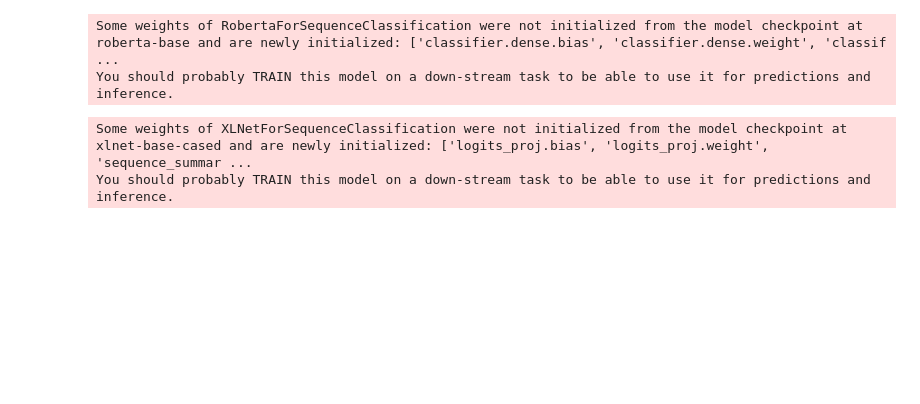
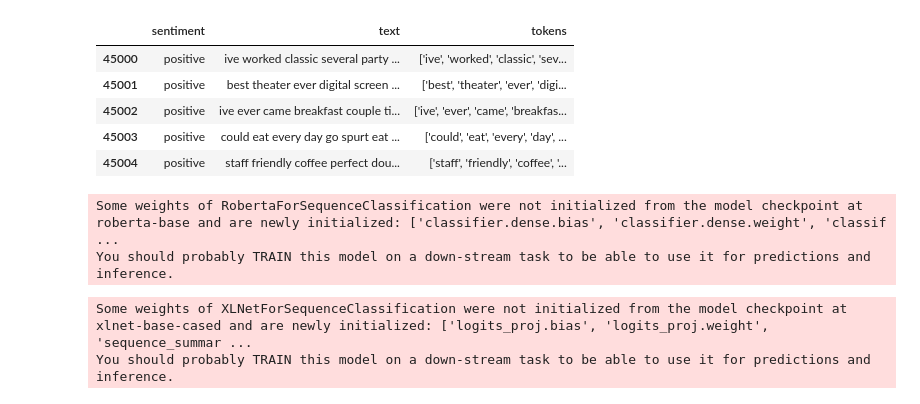
Before and after one commit to elghallali/Customer-Reviews-Classification, a Jupyter notebook: notebooks/3_transfer_learning_models.ipynb, the cells around one changed output. Saved outputs shown, nothing was run; the diff lists cells and outputs as text; code cells hidden in the pictures; blank space fills up the shorter version.

```diff
--- a/notebooks/3_transfer_learning_models.ipynb
+++ b/notebooks/3_transfer_learning_models.ipynb
@@ -10,9 +10,18 @@ import matplotlib.pyplot as plt
 import seaborn as sns
 
 # Load the preprocessed dataset
-df_reviews = pd.read_csv("../Data/processed/df_reviews.csv")
+df_reviews = pd.read_csv("../data/processed/df_reviews.csv")
 # %%
 df_reviews = df_reviews.tail(5000)
+# %%
+df_reviews.head()
+# %% [output]
+|  | sentiment | text | tokens |
+| 45000 | positive | ive worked classic several party ... | ['ive', 'worked', 'classic', 'sev... |
+| 45001 | positive | best theater ever digital screen ... | ['best', 'theater', 'ever', 'digi... |
+| 45002 | positive | ive ever came breakfast couple ti... | ['ive', 'ever', 'came', 'breakfas... |
+| 45003 | positive | could eat every day go spurt eat ... | ['could', 'eat', 'every', 'day', ... |
+| 45004 | positive | staff friendly coffee perfect dou... | ['staff', 'friendly', 'coffee', '... |
 # %%
 # Split the data
 X_train, X_test, y_train, y_test = train_test_split(df_reviews['text'], df_reviews['sentiment'], test_size=0.2, random_state=42)
```
Also changed, not shown: parts of 8 cells of this notebook, 1 other file.
